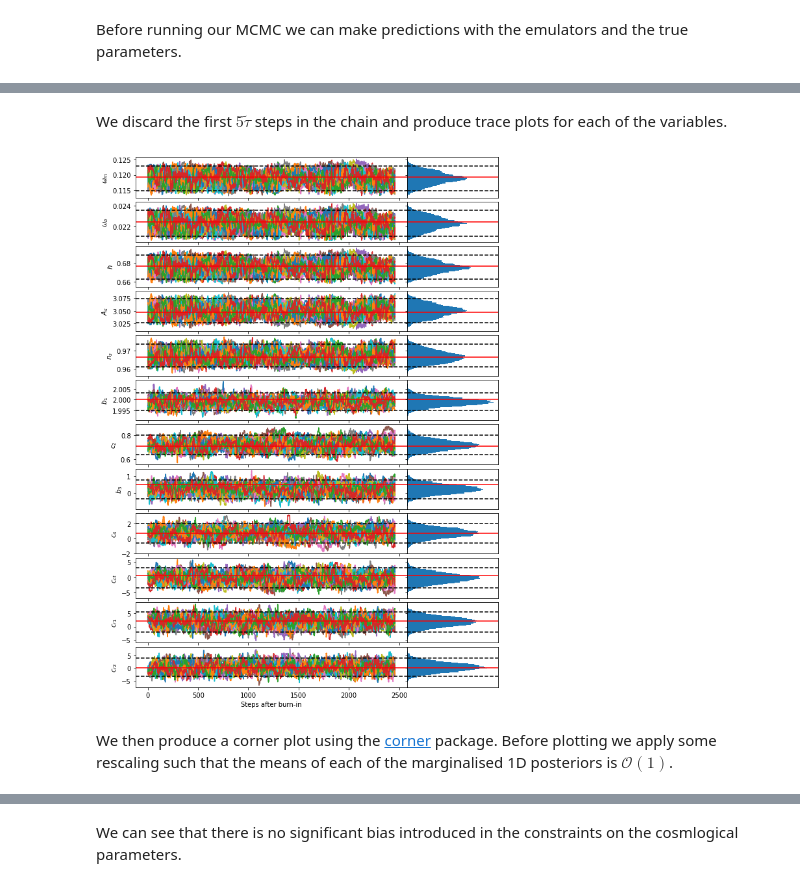
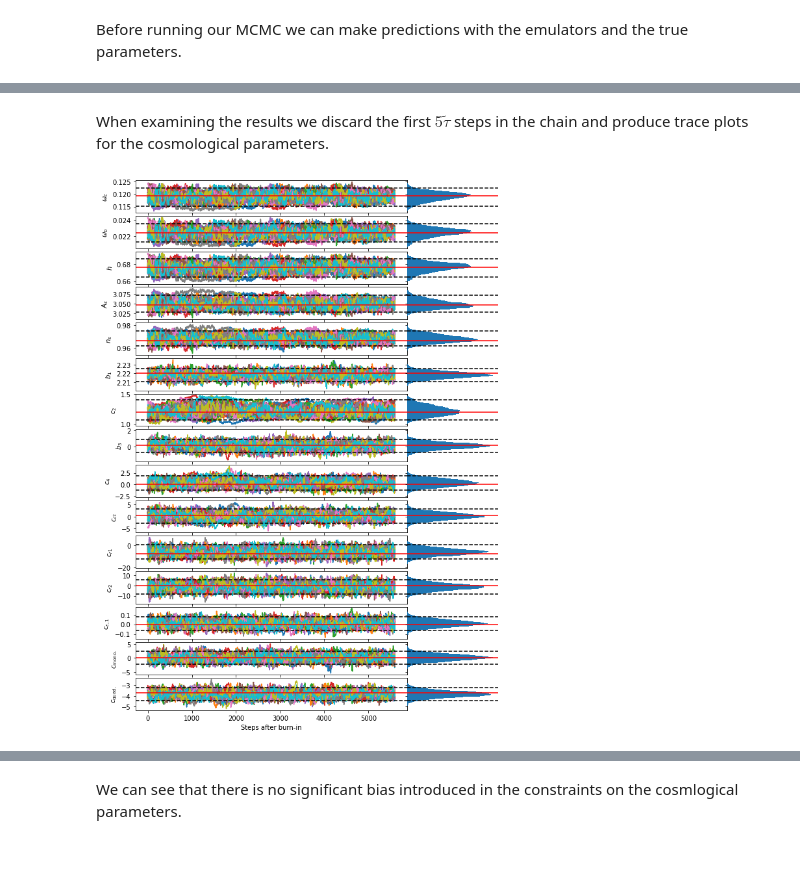
Before and after one commit to JDonaldM/Matryoshka, a Jupyter notebook: docs/source/example_notebooks/EFTEMU_example.ipynb, the cells around one changed output, grey strips where cells are left out. Drawn from its saved outputs; the diff is of its cells as text; code cells hidden in the pictures; blank space fills up the shorter version.

Commit message:
Updated EFTEMU example. Updated example to use data published alognside the matryoshka II paper. Notebook was already very long so I removed some plots that were probably not needed.

```diff
--- a/docs/source/example_notebooks/EFTEMU_example.ipynb
+++ b/docs/source/example_notebooks/EFTEMU_example.ipynb
@@ -170,0 +40,10 @@ P2_fid = MatEFT.multipole([P112_P18,
+# %%
+P0_emu = MatEmu.EFT(
+    multipole=0, # Multipole order
+    redshift=0.61
+)
+
+P2_emu = MatEmu.EFT(
+    multipole=2,
+    redshift=0.61
+)
@@ -170,0 +130,9 @@ P2_fid = MatEFT.multipole([P112_P18,
+# %%
+start = time.time()
+
+P0_preds = P0_emu.emu_predict(cosmos[test_id],random_bs)
+P2_preds = P2_emu.emu_predict(cosmos[test_id],random_bs)
+
+end = time.time()
+
+print(f"{cosmos.shape[0]} predictions made in {np.round(end-start,3)} seconds.")
@@ -332,33 +557,70 @@ Initialising ensemble of 24 walkers...
 # %% [markdown]
-We discard the first $5\tilde{\tau}$ steps in the chain and produce trace plots for each of the variables.
+When examining the results we discard the first $5\tilde{\tau}$ steps in the chain and produce trace plots for the cosmological parameters.
 # %%
+# Define discard length
 discard = zeus.AutoCorrTime(sampler.get_chain()).mean()*5
+
+# Extract cut chain for each walker
 chain = sampler.get_chain(flat=False, discard=int(discard))
+
+# Extract cut chain flattened across walkers
 flat_chain = sampler.get_chain(flat=True, discard=int(discard))
 
-param_labels = [r"$\omega_c$",r"$\omega_b$",r"$h$",r"$A_s$",r"$n_s$", r"$b_1$", r"$c_2$",
-                r"$b_3$", r"$c_4$", r"$c_{ct}$", r"$c_{r1}$", r"$c_{r2}$"]
-truths = np.hstack([fid_cosmo, np.array(fid_bs)])
-truths[5+1] = np.sqrt(2)/2*(fid_bs[1]+fid_bs[3])
-truths[5+3] = np.sqrt(2)/2*(fid_bs[1]-fid_bs[3])
+param_labels = [
+    r"$\omega_c$",
+    r"$\omega_b$",
+    r"$h$",
+    r"$A_s$",
+    r"$n_s$",
+    r"$b_1$",
+    r"$c_2$",
+    r"$b_3$",
+    r"$c_4$",
+    r"$c_{ct}$",
+    r"$c_{r1}$",
+    r"$c_{r2}$",
+    r"$c_{\epsilon,1}$",
+    r"$c_\mathrm{mono.}$",
+    r"$c_\mathrm{quad.}$"
+]
 
-fig, ax = plt.subplots(12,2, figsize=(10,15), gridspec_kw={'width_ratios':[3,1]}, sharex='col', sharey='row')
+truths = np.concatenate([cosmo_true, bs_CMASS])
 
-for i in range(12):
+fig, ax = plt.subplots(
+    15, # nrow
+    2, # ncol
+    figsize=(10,15),
+    gridspec_kw={
+        'width_ratios':[3,1]
+    },
+    sharex='col',
+    sharey='row'
+)
+
+# Loop over cosmological parameters.
+for i in range(15):
+    # Plot trace for each walker for ith parameter
     ax[i,0].plot(chain[:,:,i])
+
     ax[i,0].set_ylabel(param_labels[i])
+
+    # Plot marginalised posterior
     ax[i,1].hist(chain[:,:,i].flatten(),bins=50, orientation='horizontal')
-    #ax[i,1].set_frame_on(False)
+
+    # Make posterior look nice
+    ax[i,1].set_frame_on(False)
     ax[i,1].set_xticks([])
+
+    # Loop over both plots
     for j in range(2):
+        # plot truth
         ax[i,j].axhline(truths[i], color='red')
+        # plot 95% CI
         for q in [0.025, 0.975]:
             ax[i,j].axhline(np.quantile(chain[:,:,i].flatten(), q), color='k', linestyle='--')
 
 ax[-1,0].set_xlabel("Steps after burn-in")
 plt.subplots_adjust(hspace=0.1, wspace=0.)
 plt.show()
 # %% [output]
-[figure, old version]
+[figure, new version]
-# %% [markdown]
-We then produce a corner plot using the [corner](https://corner.readthedocs.io/en/latest/) package. Before plotting we apply some rescaling such that the means of each of the marginalised 1D posteriors is $\mathcal{O}(1)$.
```
Also changed, not shown: parts of 65 cells of this notebook.
